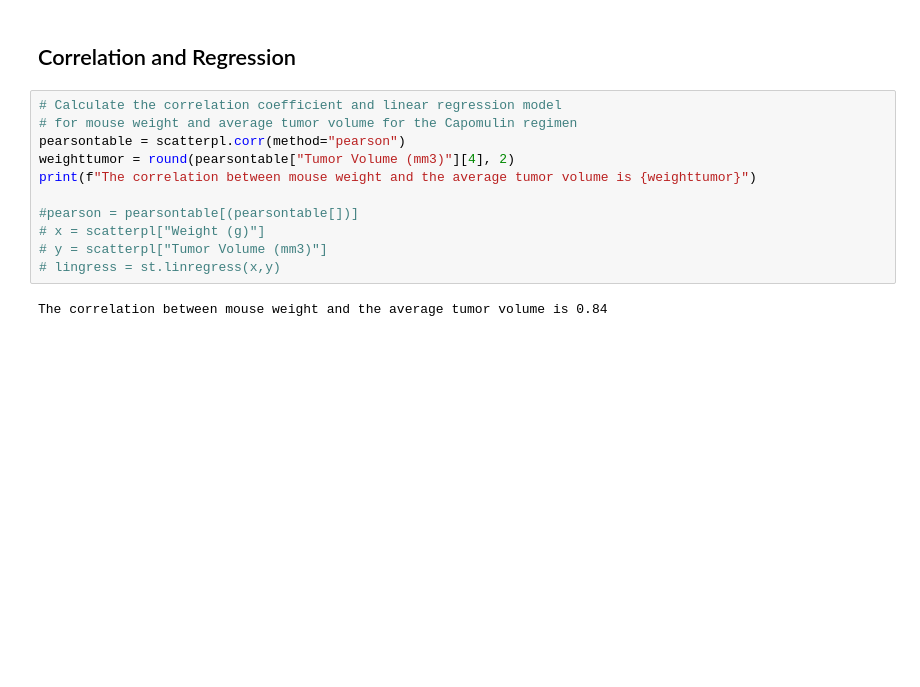
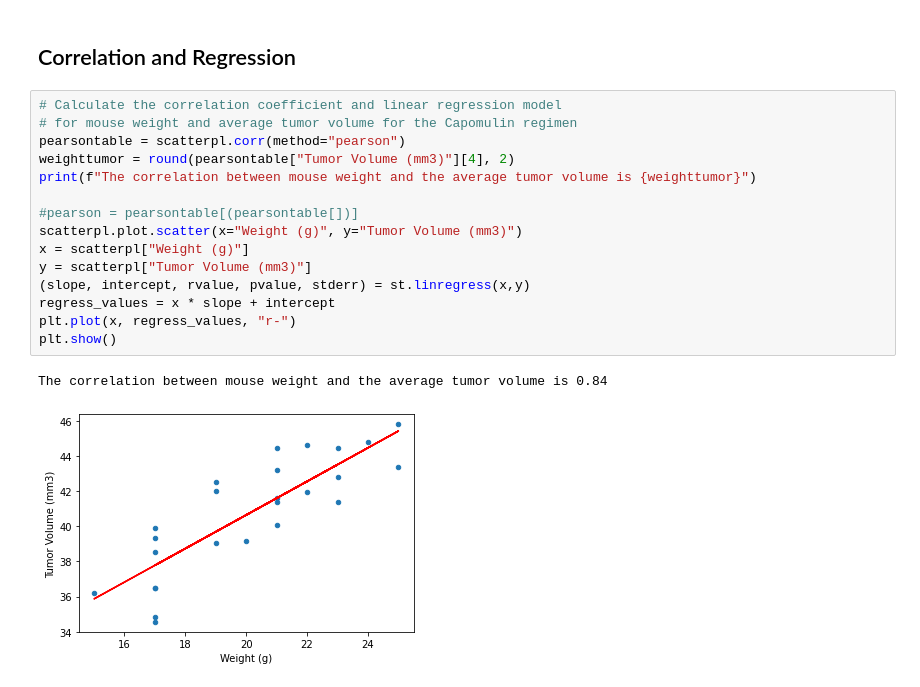
Before and after one commit to maderamel/Pymaceuticals, a Jupyter notebook: pymaceuticals.ipynb, the cells around one changed output. Cells and saved outputs as stored; diff of their text form; blank space fills up the shorter version.

Commit message:
plotted lin regress line

```diff
--- a/pymaceuticals.ipynb
+++ b/pymaceuticals.ipynb
@@ -262,13 +262,18 @@ plt.show()
 # %%
 # Calculate the correlation coefficient and linear regression model
 # for mouse weight and average tumor volume for the Capomulin regimen
 pearsontable = scatterpl.corr(method="pearson")
 weighttumor = round(pearsontable["Tumor Volume (mm3)"][4], 2)
 print(f"The correlation between mouse weight and the average tumor volume is {weighttumor}")
 
 #pearson = pearsontable[(pearsontable[])]
-# x = scatterpl["Weight (g)"]
-# y = scatterpl["Tumor Volume (mm3)"]
-# lingress = st.linregress(x,y)
+scatterpl.plot.scatter(x="Weight (g)", y="Tumor Volume (mm3)")
+x = scatterpl["Weight (g)"]
+y = scatterpl["Tumor Volume (mm3)"]
+(slope, intercept, rvalue, pvalue, stderr) = st.linregress(x,y)
+regress_values = x * slope + intercept
+plt.plot(x, regress_values, "r-")
+plt.show()
 # %% [output]
 The correlation between mouse weight and the average tumor volume is 0.84
+[figure, added]
```
